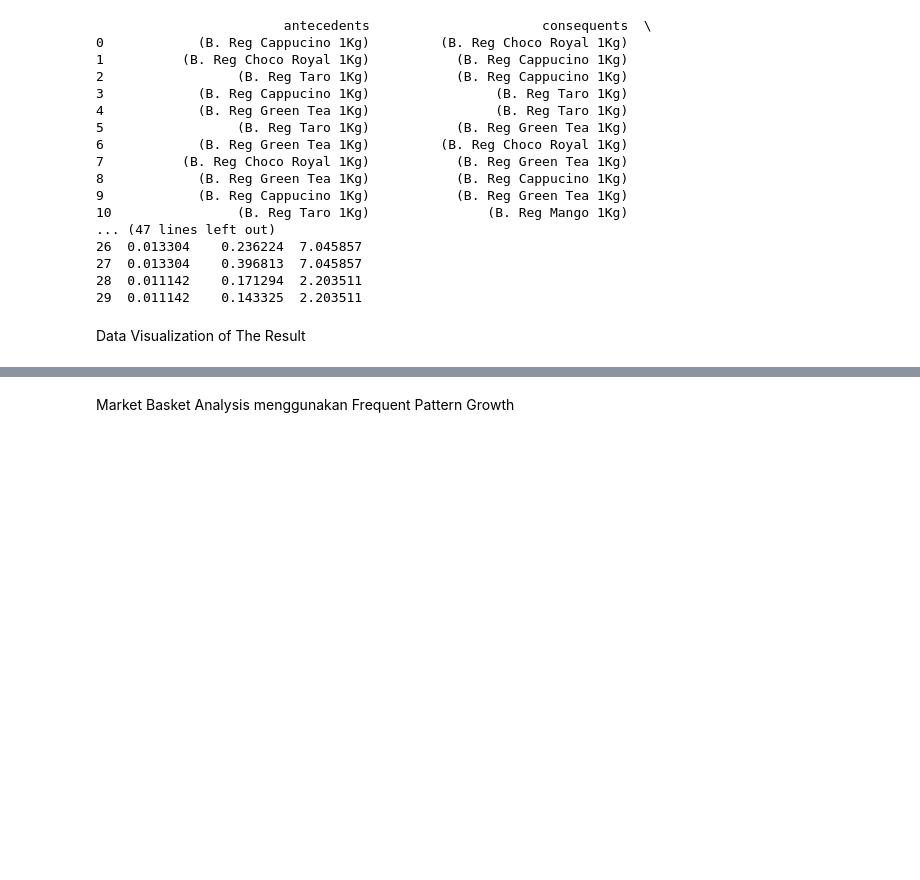
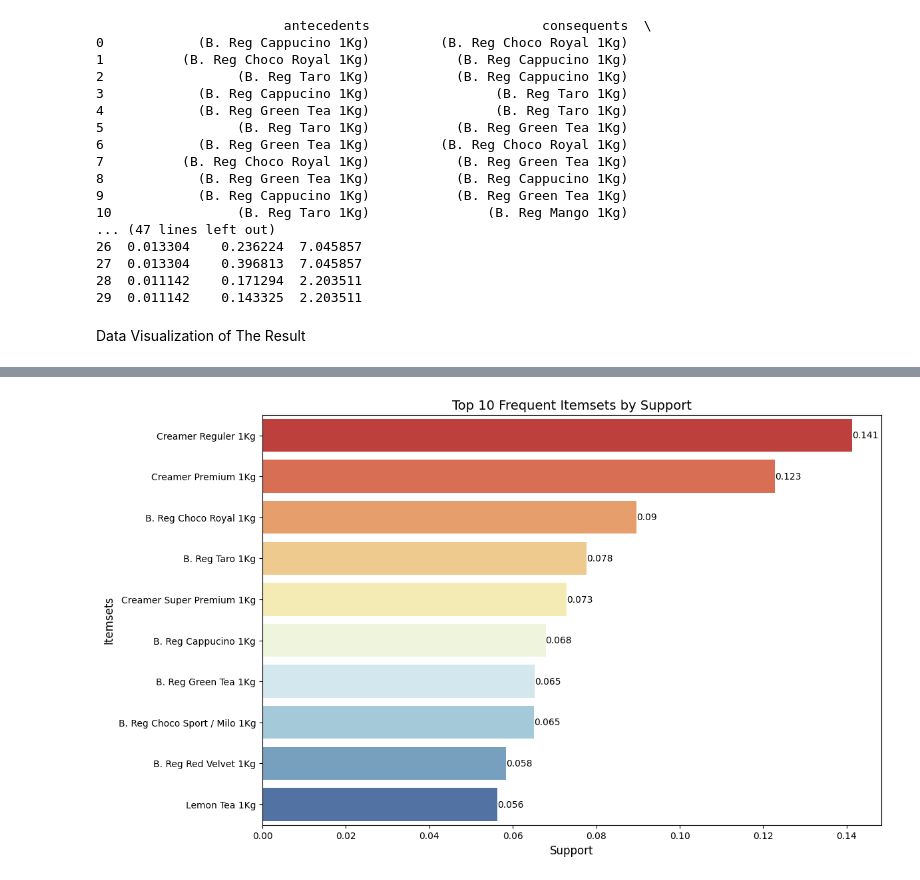
Before and after one commit to sabrinalaillita/fpg-strl, a Jupyter notebook: DataCleansing.ipynb, the cells around one changed output, grey strips where cells are left out. Cells and saved outputs as stored; diff of their text form; code cells hidden in the pictures; blank space fills up the shorter version.

Commit message:
add visualization of result

```diff
--- a/DataCleansing.ipynb
+++ b/DataCleansing.ipynb
@@ -524,2 +474,0 @@ Persiapan data untuk Market Basket Analysis
-# %% [markdown]
-Market Basket Analysis menggunakan Frequent Pattern Growth
@@ -537,0 +475,18 @@ Market Basket Analysis menggunakan Frequent Pattern Growth
+# %%
+# Create a new column that converts the frozenset to a readable string
+frequent_itemsets['itemsets_str'] = frequent_itemsets['itemsets'].apply(lambda x: ', '.join(list(x)))
+
+# Sort the itemsets by support
+top_itemsets = frequent_itemsets.sort_values(by='support', ascending=False).head(10)
+
+# Create a bar plot
+plt.figure(figsize=(12, 8))
+sns.barplot(x='support', y='itemsets_str', hue='itemsets_str', legend=False, data=top_itemsets, palette='RdYlBu')
+for index, value in enumerate(top_itemsets['support']):
+    plt.text(value, index, round(value, 3), va='center', ha='left', fontsize=10, color='black')
+plt.title('Top 10 Frequent Itemsets by Support', fontsize=14)
+plt.xlabel('Support', fontsize=12)
+plt.ylabel('Itemsets', fontsize=12)
+plt.show()
+# %% [output]
+[figure, added]
```
Also changed, not shown: parts of 10 cells of this notebook.
